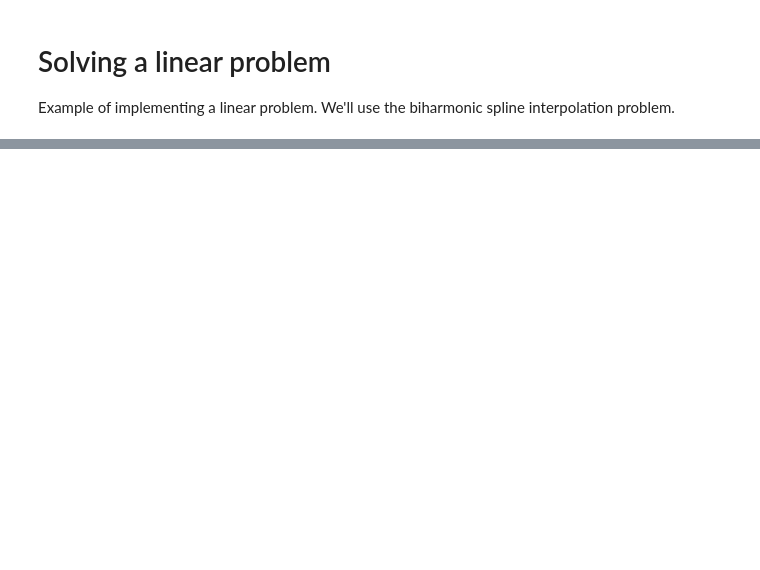
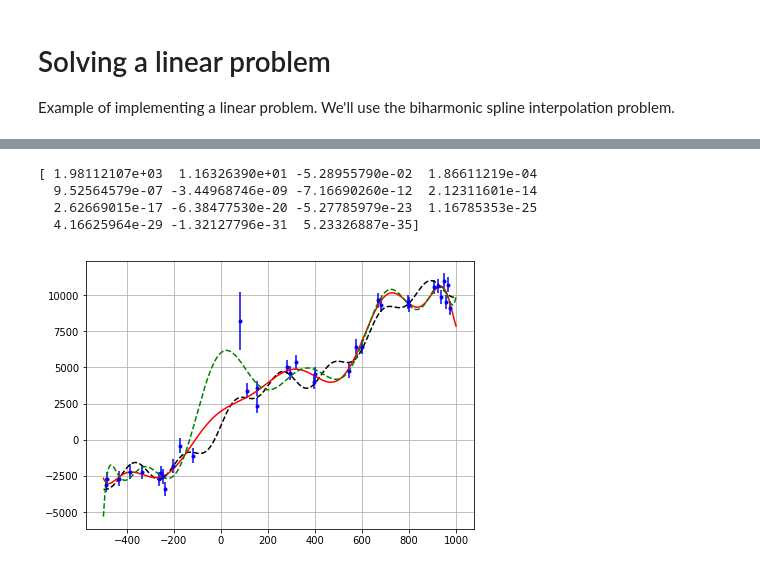
Before and after one commit to opengeophysics/deeplook, a Jupyter notebook: doc/linear_model.ipynb, the cells around one changed output, grey strips where cells are left out. Drawn from its saved outputs; the diff is of its cells as text; code cells hidden in the pictures; blank space fills up the shorter version.

```diff
--- a/doc/linear_model.ipynb
+++ b/doc/linear_model.ipynb
@@ -28,0 +87,20 @@ from deeplook.regularization import Damping
+# %%
+weights = 1/y_error**2
+weights /= weights.max()
+poly_w = PolynomialRegression(degree=14).fit(x_obs, y_obs, weights=weights)
+print(poly_w.params_)
+
+plt.figure()
+ax1 = plt.subplot(111)
+ax1.errorbar(x_obs, y_obs, yerr=y_error, fmt='.b')
+ax1.plot(x, y, '--k')
+ax1.plot(x, poly_w.predict(x), '-r')
+ax1.plot(x, poly.predict(x), '--g')
+ax1.grid()
+plt.tight_layout(pad=0)
+# %% [output]
+[ 1.98112107e+03  1.16326390e+01 -5.28955790e-02  1.86611219e-04
+  9.52564579e-07 -3.44968746e-09 -7.16690260e-12  2.12311601e-14
+  2.62669015e-17 -6.38477530e-20 -5.27785979e-23  1.16785353e-25
+  4.16625964e-29 -1.32127796e-31  5.23326887e-35]
+[figure, added]
```
Also changed, not shown: parts of 21 cells of this notebook, 3 other files.
